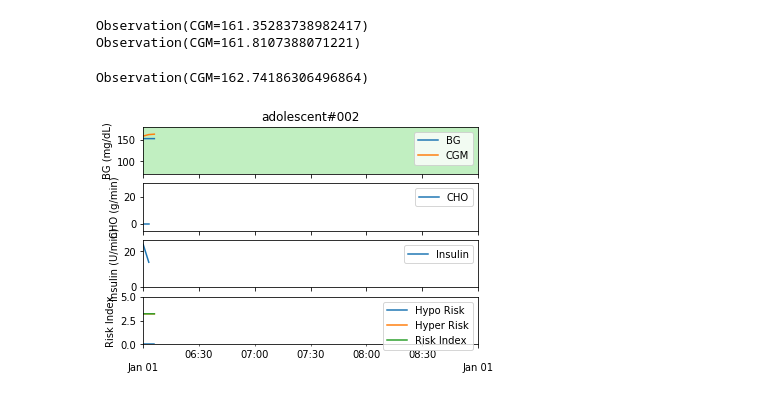
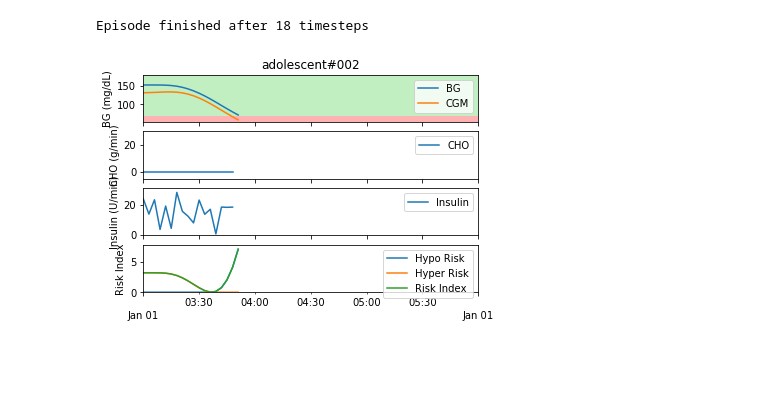
Before and after one commit to jas97/APSimulatorTesting, a Jupyter notebook: Untitled.ipynb, the cells around one changed output. Cells and saved outputs as stored; diff of their text form; code cells hidden in the pictures; blank space fills up the shorter version.

```diff
--- a/Untitled.ipynb
+++ b/Untitled.ipynb
@@ -13,16 +38,15 @@ register(
 env = gym.make('simglucose-adolescent2-v0')
 # %%
 observation = env.reset()
-for t in range(3):
+for t in range(100):
     env.render(mode='human')
-    print(observation)
+#     print(observation)
     action = env.action_space.sample()
+#     print(action)
     observation, reward, done, info = env.step(action)
     if done:
         print("Episode finished after {} timesteps".format(t + 1))
         break
 # %% [output]
-Observation(CGM=161.35283738982417)
-Observation(CGM=161.8107388071221)
+Episode finished after 18 timesteps
-Observation(CGM=162.74186306496864)
-[figure, old version]
+[figure, new version]
```
Also changed, not shown: parts of 1 cell of this notebook, 1 other file.
